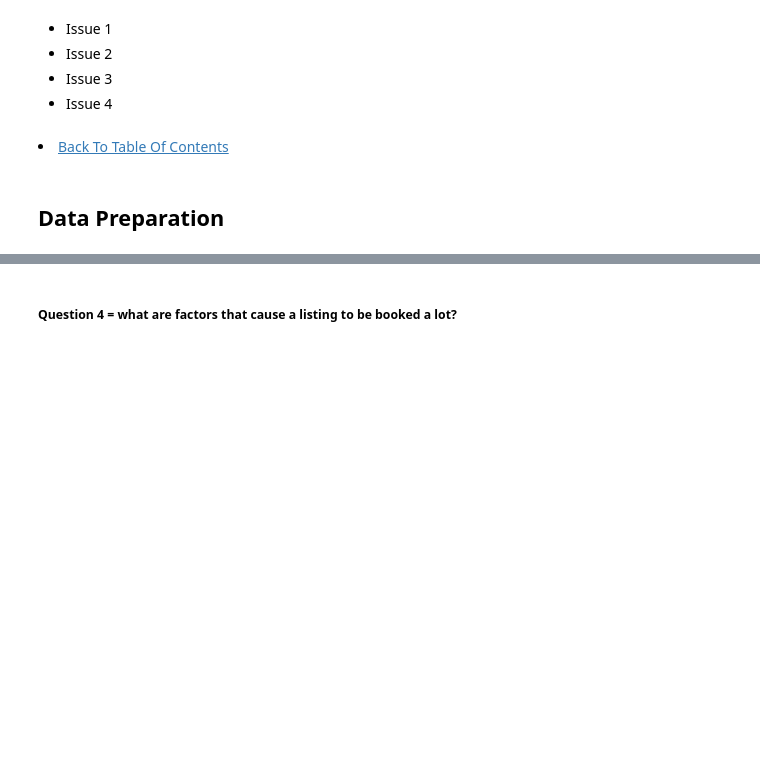
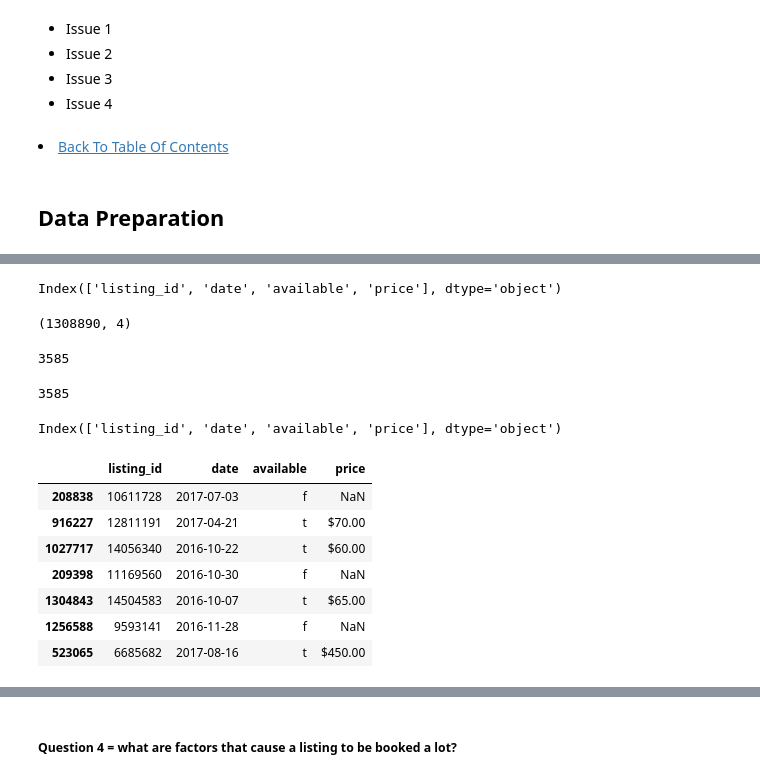
Before and after one commit to sdaphtardar/airbnb_dataset_analysis, a Jupyter notebook: AirBnB_Data_Analysis.ipynb, the cells around one changed output, grey strips where cells are left out. Cells and saved outputs as stored; diff of their text form; code cells hidden in the pictures; blank space fills up the shorter version.

```diff
--- a/AirBnB_Data_Analysis.ipynb
+++ b/AirBnB_Data_Analysis.ipynb
@@ -425,0 +437,31 @@ df_name.info()
+# %%
+df_boston_calendar.columns
+# %% [output]
+Index(['listing_id', 'date', 'available', 'price'], dtype='object')
+# %%
+df_boston_calendar.shape
+# %% [output]
+(1308890, 4)
+# %%
+df_boston_calendar.listing_id.nunique()
+# %% [output]
+3585
+# %%
+df_boston_listings.id.nunique()
+# %% [output]
+3585
+# %%
+df_boston_calendar.columns
+# %% [output]
+Index(['listing_id', 'date', 'available', 'price'], dtype='object')
+# %%
+df_boston_calendar.sample(7)
+# %% [output]
+|  | listing_id | date | available | price |
+| 208838 | 10611728 | 2017-07-03 | f | NaN |
+| 916227 | 12811191 | 2017-04-21 | t | $70.00 |
+| 1027717 | 14056340 | 2016-10-22 | t | $60.00 |
+| 209398 | 11169560 | 2016-10-30 | f | NaN |
+| 1304843 | 14504583 | 2016-10-07 | t | $65.00 |
+| 1256588 | 9593141 | 2016-11-28 | f | NaN |
+| 523065 | 6685682 | 2017-08-16 | t | $450.00 |
```
Also changed, not shown: parts of 130 cells of this notebook.
